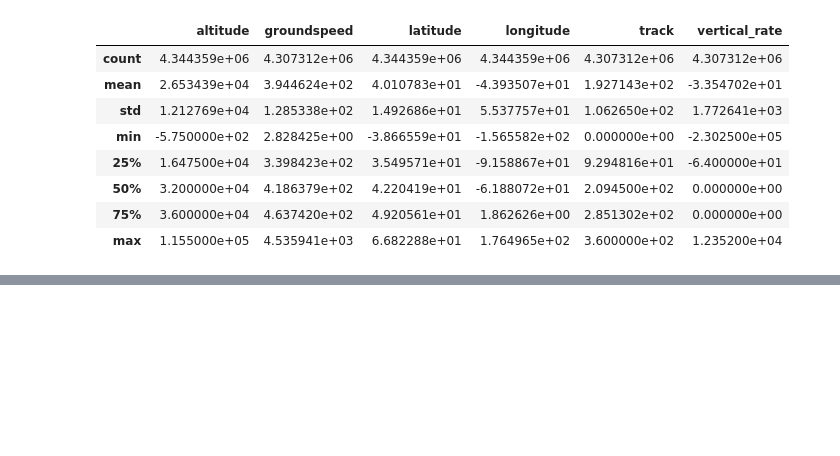
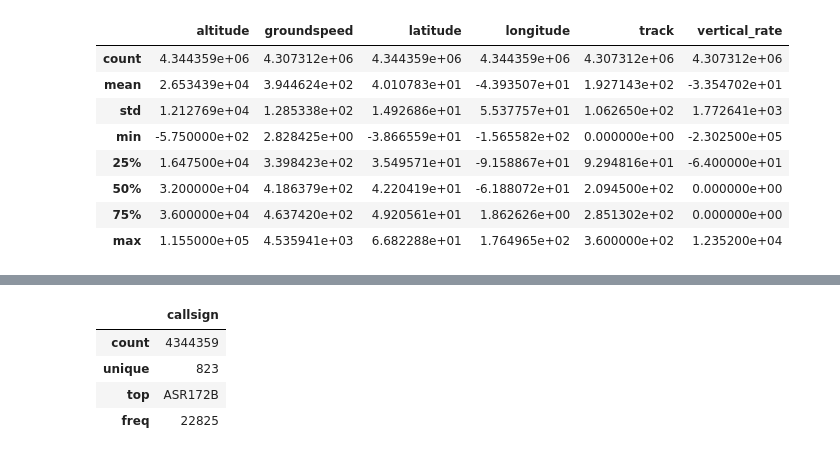
Before and after one commit to kachraz/ytlpda, a Jupyter notebook: KAG/ytleapan.ipynb, the cells around one changed output, grey strips where cells are left out. Cells and saved outputs as stored; diff of their text form; code cells hidden in the pictures; blank space fills up the shorter version.

```diff
--- a/KAG/ytleapan.ipynb
+++ b/KAG/ytleapan.ipynb
@@ -336,0 +240,9 @@ df2.describe()
+# %%
+# Running describe on non numeric values
+df[['callsign']].describe()
+# %% [output]
+|  | callsign |
+| count | 4344359 |
+| unique | 823 |
+| top | ASR172B |
+| freq | 22825 |
```
Also changed, not shown: parts of 13 cells of this notebook.
